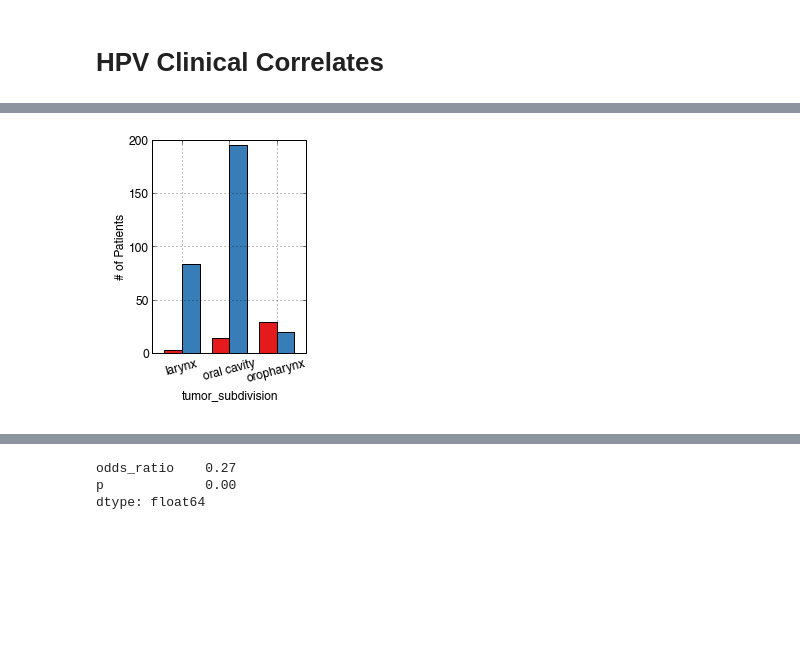
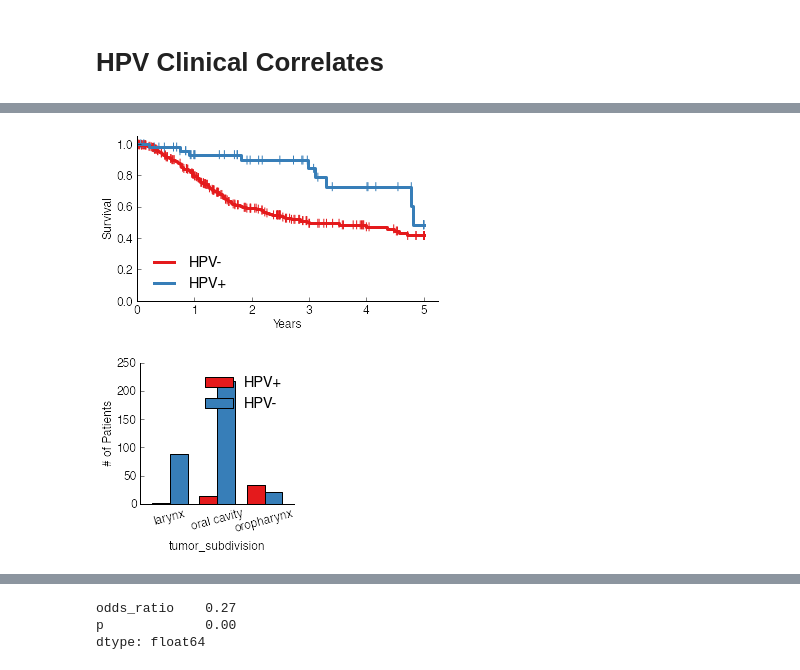
Before and after one commit to theandygross/TCGA, a Jupyter notebook: Analysis_Notebooks/HPV_characterization.ipynb, the cells around one changed output, grey strips where cells are left out. Saved outputs shown, nothing was run; the diff lists cells and outputs as text; code cells hidden in the pictures; blank space fills up the shorter version.

```diff
--- a/Analysis_Notebooks/HPV_characterization.ipynb
+++ b/Analysis_Notebooks/HPV_characterization.ipynb
@@ -57,8 +61,21 @@ survival_and_stats(hpv_inferred, surv, figsize=(6,4))
+# %%
+rcParams['font.size'] = 12
+# %%
+fig, ax = subplots(figsize=(5,3))
+draw_survival_curve(hpv_inferred, surv, ax=ax)
+ax.legend(title=False, frameon=False, loc='lower left')
+prettify_ax(ax)
+fig.tight_layout()
+fig.savefig('/cellar/users/agross/figures/hpv_sup_a.pdf', transparent=True)
+# %% [output]
+[figure, added]
 # %%
-fig, ax = subplots(figsize=(3,4))
+fig, ax = subplots(figsize=(3,3))
 pd.crosstab(hpv_inferred, clinical.processed.tumor_subdivision).T.plot(kind='bar', ax=ax, rot=15);
-ax.get_legend().set_visible(False)
+ax.legend(title=False, frameon=False)
 ax.set_ylabel('# of Patients')
+prettify_ax(ax)
 fig.tight_layout()
+fig.savefig('/cellar/users/agross/figures/hpv_sup_b.pdf', transparent=True)
 # %% [output]
-[figure, old version]
+[figure, new version]
```
Also changed, not shown: parts of 7 cells of this notebook, 13 other files.
